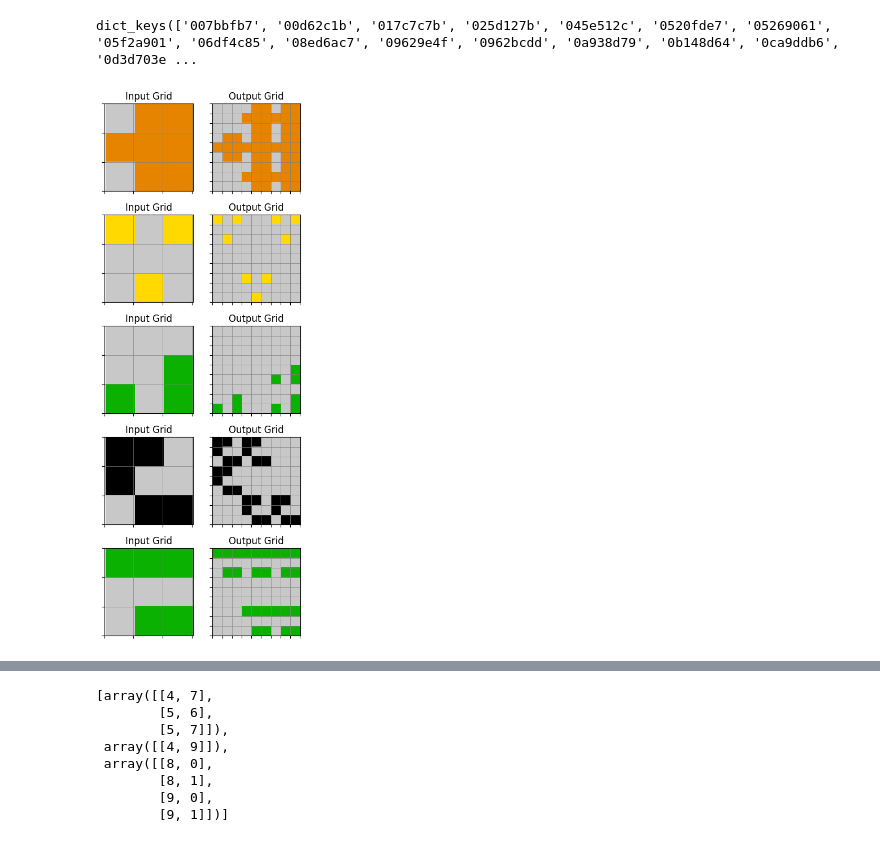
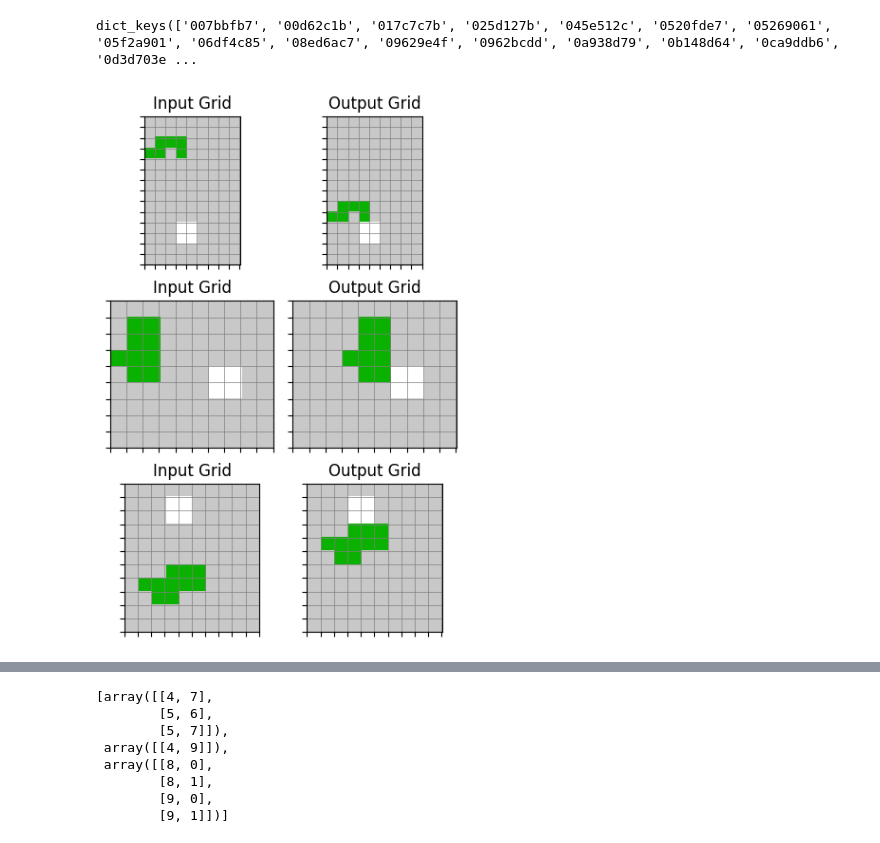
Before and after one commit to christianjensen2903/ARC-Challenge, a Jupyter notebook: preprocessing.ipynb, the cells around one changed output, grey strips where cells are left out. Cells and saved outputs as stored; diff of their text form; code cells hidden in the pictures.

```diff
--- a/preprocessing.ipynb
+++ b/preprocessing.ipynb
@@ -31,7 +31,7 @@ def replace_with_colors(grid: np.ndarray) -> np.ndarray:
 # %%
 from matplotlib import pyplot as plt
 
-example_id = "007bbfb7"
+example_id = "05f2a901"
 
 # Function to visualize grid with color scheme
 def visualize_grids_with_colors(grids: list[dict[str, list[list[int]]]]):
@@ -48,31 +48,31 @@ def visualize_grids_with_colors(grids: list[dict[str, list[list[int]]]]):
         # Replace input and output grids with color values
         input_grid_colored = replace_with_colors(input_grid)
         output_grid_colored = replace_with_colors(output_grid)
 
         # Plot input grid
         axes[i][0].imshow(input_grid_colored, interpolation='nearest')
         axes[i][0].set_title('Input Grid')
         axes[i][0].axis('on')
         axes[i][0].grid(True, which='both', color='gray', linestyle='-', linewidth=0.5)
         axes[i][0].set_xticks(np.arange(-0.55, input_grid.shape[1], 1))
         axes[i][0].set_yticks(np.arange(-0.5, input_grid.shape[0], 1))
         axes[i][0].set_xticklabels([])
         axes[i][0].set_yticklabels([])
 
         # Plot output grid
         axes[i][1].imshow(output_grid_colored, interpolation='nearest')
         axes[i][1].set_title('Output Grid')
         axes[i][1].axis('on')
         axes[i][1].grid(True, which='both', color='gray', linestyle='-', linewidth=0.5)
         axes[i][1].set_xticks(np.arange(-0.55, output_grid.shape[1], 1))
         axes[i][1].set_yticks(np.arange(-0.5, output_grid.shape[0], 1))
         axes[i][1].set_xticklabels([])
         axes[i][1].set_yticklabels([])
 
     plt.tight_layout()
     plt.show()
 
 # Example usage with colored grids
 visualize_grids_with_colors(challenges[example_id]['train'])
 # %% [output]
-[figure, old version]
+[figure, new version]
```
Also changed, not shown: parts of 2 cells of this notebook, 4 other files.
